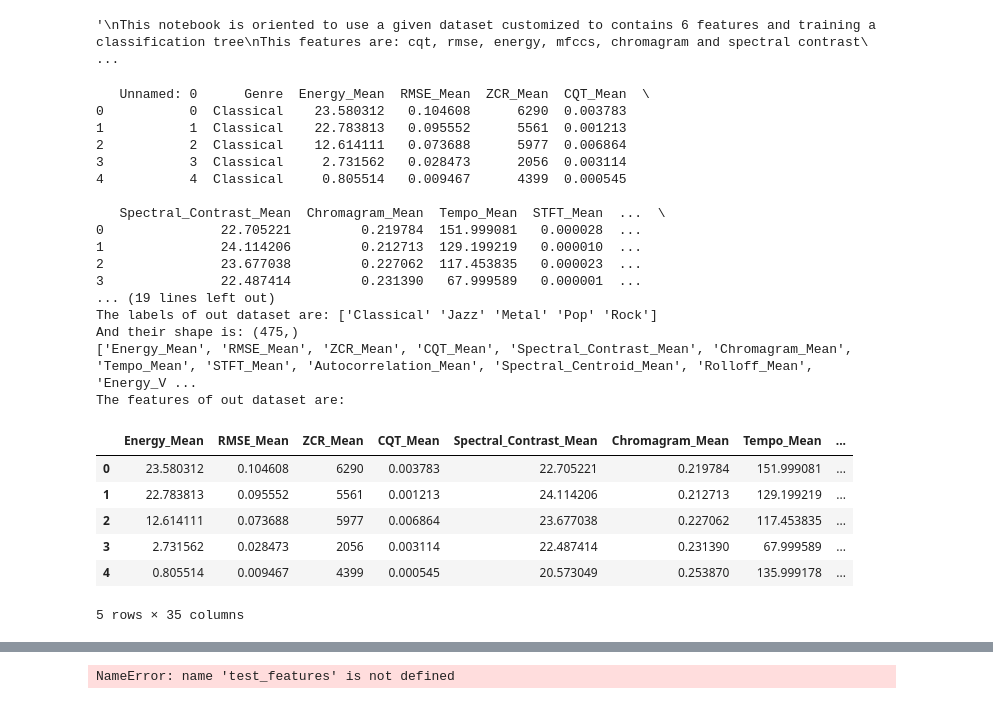
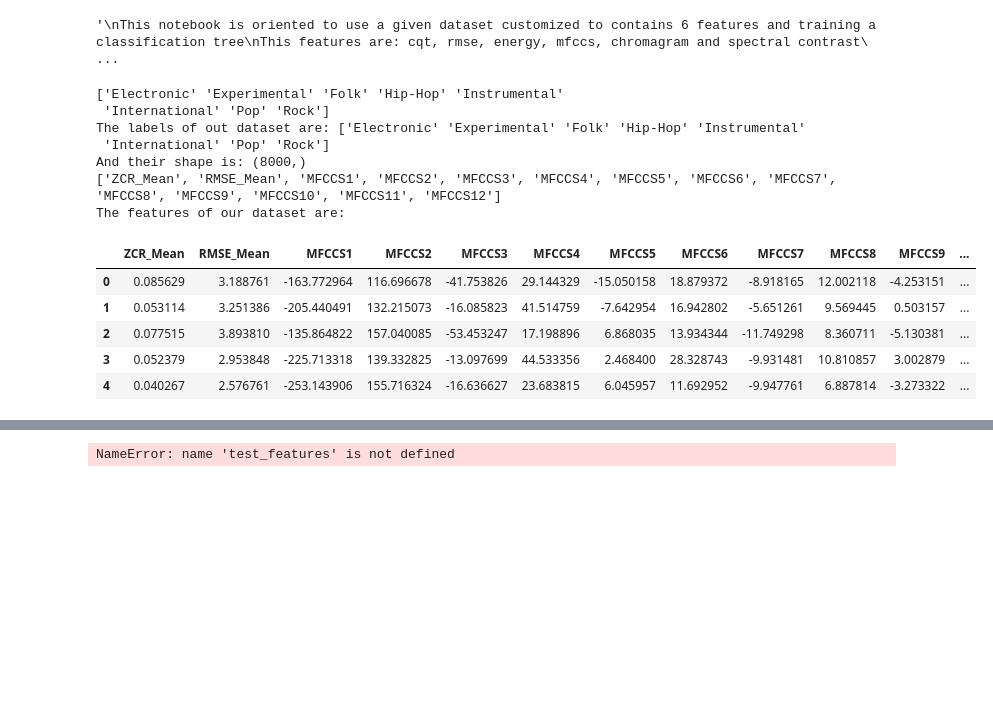
Before and after one commit to acarrill/TFGNotebooks, a Jupyter notebook: ClassificationTree.ipynb, the cells around one changed output, grey strips where cells are left out. Cells and saved outputs as stored; diff of their text form; code cells hidden in the pictures; blank space fills up the shorter version.

Commit message:
Fma dataset usage

```diff
--- a/ClassificationTree.ipynb
+++ b/ClassificationTree.ipynb
@@ -23,25 +23,26 @@ from Datasets.fma.fma import utils
 
 # features = pd.read_csv('Dataframes/var_mean_dict.csv', encoding='latin-1', thousands=',')
 # features = pd.read_csv('Dataframes/sliceDataframe/var_mean_dict_10000_Samples.csv', encoding='latin-1', thousands=',')
-features = pd.read_csv('Dataframes/ismir04/ismir04_3_sec.csv', encoding='latin-1', thousands=',')
+
+# features = pd.read_csv('Dataframes/ismir04/ismir04_3_sec.csv', encoding='latin-1', thousands=',')
 # features = pd.read_csv('Dataframes/ismir04/ismir04_10_sec.csv', encoding='latin-1', thousands=',')
 # features = pd.read_csv('Dataframes/ismir04/ismir04_100_sec.csv', encoding='latin-1', thousands=',')
 
-# FMA DATA CASE
-
-# tracks = utils.load('Datasets/fma/fma/data/fma_metadata/tracks.csv')
-# features = utils.load('Datasets/fma/fma/data/fma_metadata/features.csv')
+# features = pd.read_csv('Dataframes/fma/mfcc_fma.csv', encoding='latin-1', thousands=',')
+features = pd.read_csv('Dataframes/fma/rmse.csv', encoding='latin-1', thousands=',')
 
 
-print(features.head(5))
+# ISMIR LABELS DROPING
+# features = features.drop(features[features.Genre == 'Electronic'].index)
+# features = features.drop(features[features.Genre == 'Punk'].index)
+# features = features.drop(features[features.Genre == 'World'].index)
 
-print('done')
-
-# ISMIR LABELS DROPING
-features = features.drop(features[features.Genre == 'Electronic'].index)
-features = features.drop(features[features.Genre == 'Punk'].index)
-features = features.drop(features[features.Genre == 'World'].index)
-
+# FMA LABELS DROPING
+# features = features.drop(features[features.Genre == 'Experimental'].index)
+# features = features.drop(features[features.Genre == 'Instrumental'].index)
+# features = features.drop(features[features.Genre == 'International'].index)
+# features = features.drop(features[features.Genre == 'Electronic'].index)
+# features = features.drop(features[features.Genre == 'Folk'].index)
 
 #extracting labels and features
 
@@ -54,17 +55,21 @@ print("The labels of out dataset are:", np.unique(labels))
 print("And their shape is:", labels.shape)
 
 
-# Only MFCC
+# FMA
+
+featureColumsToDrop = ['Unnamed: 0', 'Genre', 'MFCCS0']
+
+# Only MFCC withouth 0
 
 # featureColumsToDrop = ['Unnamed: 0', 'STFT_Mean.1', 'STFT_Var.1', 'Genre', 'Energy_Mean', 'RMSE_Mean', 'ZCR_Mean', 'CQT_Mean',
-#                            'Spectral_Contrast_Mean', 'Chromagram_Mean', 'Tempo_Mean', 'STFT_Mean',
+#                            'Spectral_Contrast_Mean', 'Chromagram_Mean', 'Tempo_Mean', 'STFT_Mean', 'MFCCS0',
 #                           'Autocorrelation_Mean', 'STFT_Mean', 'Spectral_Centroid_Mean', 'Rolloff_Mean',
 #                           'Energy_Var', 'RMSE_Var', 'ZCR_Var', 'CQT_Var', 'Spectral_Contrast_Var', 'Chromagram_Var', 'Tempo_Var', 'STFT_Var',
 #                           'Autocorrelation_Var', 'STFT_Var', 'Spectral_Centroid_Var', 'Rolloff_Var']
 
 # ALL
 
-featureColumsToDrop = ['Unnamed: 0', 'STFT_Mean.1', 'STFT_Var.1', 'Genre']
+# featureColumsToDrop = ['Unnamed: 0', 'STFT_Mean.1', 'STFT_Var.1', 'Genre']
 
 # Feture importance ordered
 
@@ -72,55 +77,44 @@ featureColumsToDrop = ['Unnamed: 0', 'STFT_Mean.1', 'STFT_Var.1', 'Genre']
 #                         'Energy_Mean', 'RMSE_Mean', 'ZCR_Mean', 'CQT_Mean', 'Tempo_Mean',
 #                         'ZCR_Var', 'Spectral_Contrast_Var','Tempo_Var', 'STFT_Var',
 #                         'MFCCS0','MFCCS1','MFCCS2','MFCCS3','MFCCS4','MFCCS5','MFCCS6','MFCCS7',
 #                         'MFCCS8','MFCCS9','MFCCS10', 'CQT_Mean','MFCCS11','MFCCS12']
 
 # NO MFCCS
 
 # featureColumsToDrop = ['Unnamed: 0', 'STFT_Mean.1', 'STFT_Var.1', 'Genre','MFCCS0','MFCCS1','MFCCS2','MFCCS3','MFCCS4','MFCCS5','MFCCS6','MFCCS7','MFCCS8','MFCCS9','MFCCS10', 'MFCCS11','MFCCS12']
 
 # TESTING ISMIR
 
 # featureColumsToDrop = ['Unnamed: 0', 'STFT_Mean.1', 'STFT_Var.1', 'Genre', 'Energy_Mean', 'RMSE_Mean', 'ZCR_Mean', 'CQT_Mean',
 #                            'Spectral_Contrast_Mean', 'Chromagram_Mean', 'Tempo_Mean', 'STFT_Mean',
 #                           'Autocorrelation_Mean', 'STFT_Mean', 'Spectral_Centroid_Mean', 'Rolloff_Mean',
 #                           'Energy_Var', 'RMSE_Var', 'ZCR_Var', 'Spectral_Contrast_Var', 'Tempo_Var', 'STFT_Var',
 #                           'Autocorrelation_Var', 'STFT_Var', 'Spectral_Centroid_Var', 'Rolloff_Var',
 #                        'MFCCS0','MFCCS1','MFCCS2','MFCCS3','MFCCS4','MFCCS5','MFCCS6','MFCCS7','MFCCS8','MFCCS9','MFCCS10', 'MFCCS11','MFCCS12']
 
 features = features.drop(featureColumsToDrop, 1)
 
 feature_names = list(features.columns)
 
 print(feature_names)
 
 # features_names = features
 
 
-print("The features of out dataset are:")
+print("The features of our dataset are:")
 
 features.head(5)
 # %% [output]
-   Unnamed: 0      Genre  Energy_Mean  RMSE_Mean  ZCR_Mean  CQT_Mean  \
-0           0  Classical    23.580312   0.104608      6290  0.003783
-1           1  Classical    22.783813   0.095552      5561  0.001213
-2           2  Classical    12.614111   0.073688      5977  0.006864
-3           3  Classical     2.731562   0.028473      2056  0.003114
-4           4  Classical     0.805514   0.009467      4399  0.000545
-
-   Spectral_Contrast_Mean  Chromagram_Mean  Tempo_Mean  STFT_Mean  ...  \
-0               22.705221         0.219784  151.999081   0.000028  ...
-1               24.114206         0.212713  129.199219   0.000010  ...
-2               23.677038         0.227062  117.453835   0.000023  ...
-3               22.487414         0.231390   67.999589   0.000001  ...
-... (19 lines left out)
-The labels of out dataset are: ['Classical' 'Jazz' 'Metal' 'Pop' 'Rock']
-And their shape is: (475,)
-['Energy_Mean', 'RMSE_Mean', 'ZCR_Mean', 'CQT_Mean', 'Spectral_Contrast_Mean', 'Chromagram_Mean', 'Tempo_Mean', 'STFT_Mean', 'Autocorrelation_Mean', 'Spectral_Centroid_Mean', 'Rolloff_Mean', 'Energy_V ...
-The features of out dataset are:
+['Electronic' 'Experimental' 'Folk' 'Hip-Hop' 'Instrumental'
+ 'International' 'Pop' 'Rock']
+The labels of out dataset are: ['Electronic' 'Experimental' 'Folk' 'Hip-Hop' 'Instrumental'
+ 'International' 'Pop' 'Rock']
+And their shape is: (8000,)
+['ZCR_Mean', 'RMSE_Mean', 'MFCCS1', 'MFCCS2', 'MFCCS3', 'MFCCS4', 'MFCCS5', 'MFCCS6', 'MFCCS7', 'MFCCS8', 'MFCCS9', 'MFCCS10', 'MFCCS11', 'MFCCS12']
+The features of our dataset are:
-|  | Energy_Mean | RMSE_Mean | ZCR_Mean | CQT_Mean | Spectral_Contrast_Mean | Chromagram_Mean | Tempo_Mean | ... |
-| 0 | 23.580312 | 0.104608 | 6290 | 0.003783 | 22.705221 | 0.219784 | 151.999081 | ... |
-| 1 | 22.783813 | 0.095552 | 5561 | 0.001213 | 24.114206 | 0.212713 | 129.199219 | ... |
-| 2 | 12.614111 | 0.073688 | 5977 | 0.006864 | 23.677038 | 0.227062 | 117.453835 | ... |
-| 3 | 2.731562 | 0.028473 | 2056 | 0.003114 | 22.487414 | 0.231390 | 67.999589 | ... |
-| 4 | 0.805514 | 0.009467 | 4399 | 0.000545 | 20.573049 | 0.253870 | 135.999178 | ... |
+|  | ZCR_Mean | RMSE_Mean | MFCCS1 | MFCCS2 | MFCCS3 | MFCCS4 | MFCCS5 | MFCCS6 | MFCCS7 | MFCCS8 | MFCCS9 | ... |
+| 0 | 0.085629 | 3.188761 | -163.772964 | 116.696678 | -41.753826 | 29.144329 | -15.050158 | 18.879372 | -8.918165 | 12.002118 | -4.253151 | ... |
+| 1 | 0.053114 | 3.251386 | -205.440491 | 132.215073 | -16.085823 | 41.514759 | -7.642954 | 16.942802 | -5.651261 | 9.569445 | 0.503157 | ... |
+| 2 | 0.077515 | 3.893810 | -135.864822 | 157.040085 | -53.453247 | 17.198896 | 6.868035 | 13.934344 | -11.749298 | 8.360711 | -5.130381 | ... |
+| 3 | 0.052379 | 2.953848 | -225.713318 | 139.332825 | -13.097699 | 44.533356 | 2.468400 | 28.328743 | -9.931481 | 10.810857 | 3.002879 | ... |
+| 4 | 0.040267 | 2.576761 | -253.143906 | 155.716324 | -16.636627 | 23.683815 | 6.045957 | 11.692952 | -9.947761 | 6.887814 | -3.273322 | ... |
-5 rows × 35 columns
```
Also changed, not shown: parts of 3 cells of this notebook, 4 other files.
